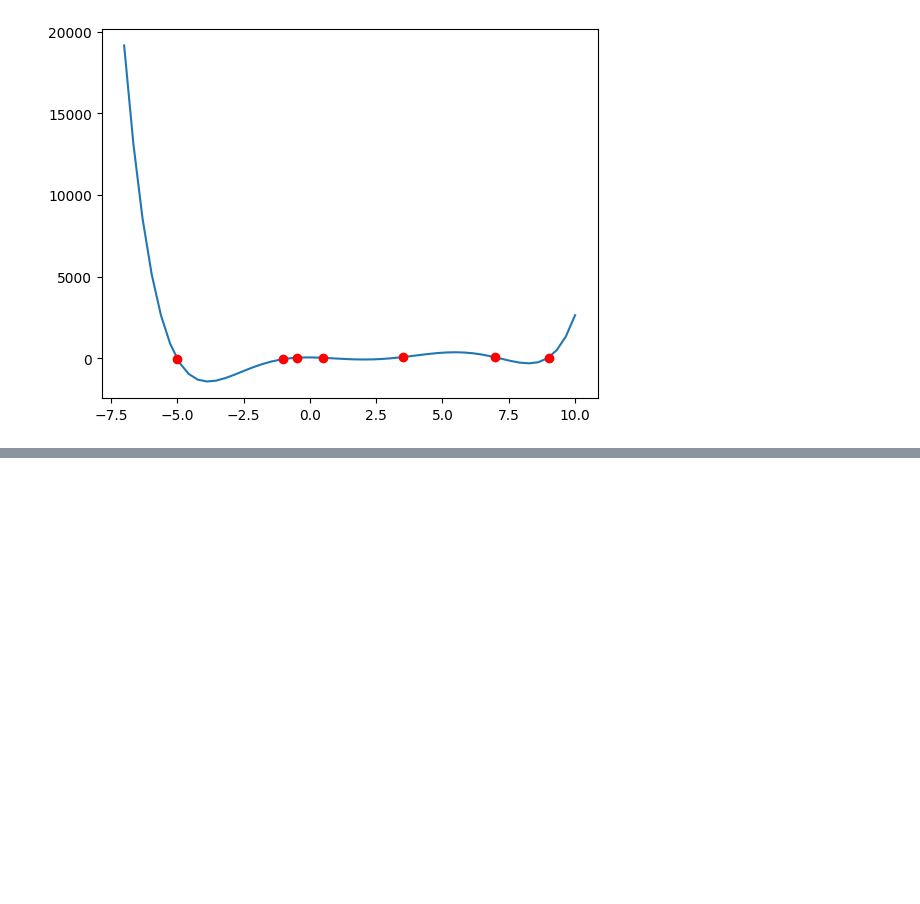
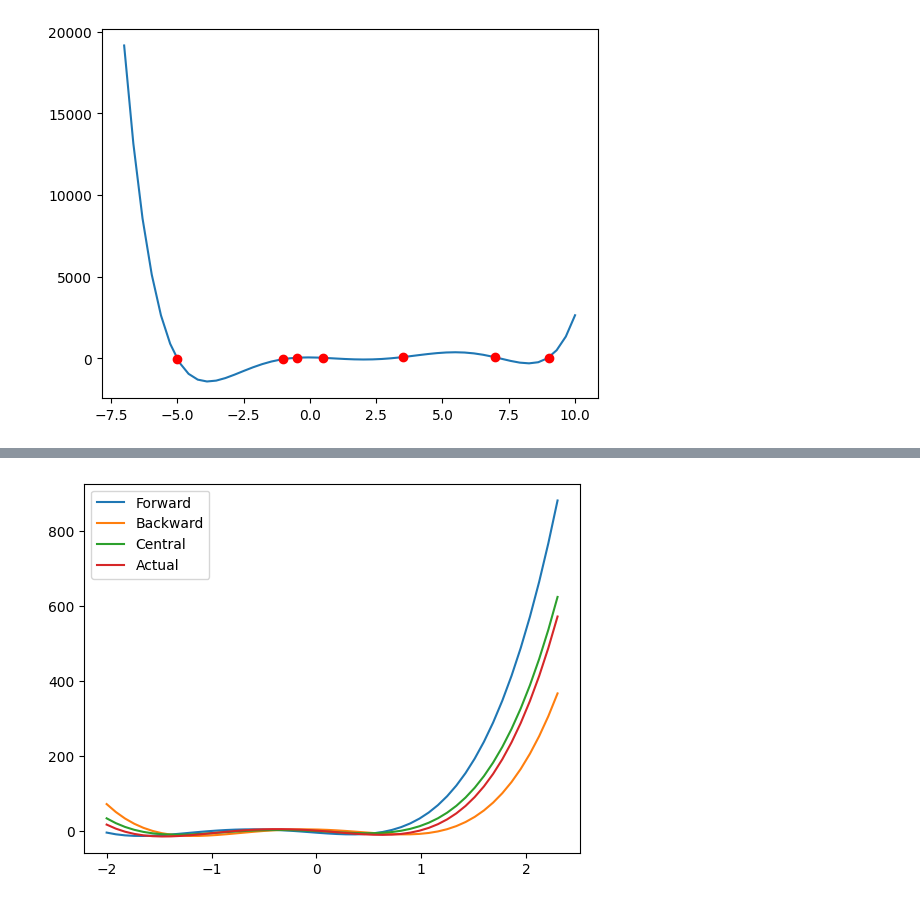
Before and after one commit to MahathiR27/BRACU-CSE330-Number_Theory-Lab, a Jupyter notebook: full_discussion.ipynb, the cells around one changed output, grey strips where cells are left out. Saved outputs shown, nothing was run; the diff lists cells and outputs as text; code cells hidden in the pictures; blank space fills up the shorter version.

Commit message:
Discussed Forward, Backward and Central Diffrentiation

```diff
--- a/full_discussion.ipynb
+++ b/full_discussion.ipynb
@@ -209,0 +219,9 @@ plt.show()
+# %%
+def forward_diff(f,h,x):
+  return (f(x+h)-f(x))/h
+
+def backward_diff(f,h,x):
+  return (f(x)-f(x-h))/h
+
+def central_diff(f,h,x):
+  return (f(x+h)-f(x-h))/(2*h)
@@ -209,0 +244,19 @@ plt.show()
+# %%
+h = 0.5
+x_vals = np.linspace(-2,2.3,50)
+
+y_vals = forward_diff(p,h,x_vals)
+plt.plot(x_vals,y_vals,label="Forward")
+y_vals = backward_diff(p,h,x_vals)
+plt.plot(x_vals,y_vals,label="Backward")
+y_vals = central_diff(p,h,x_vals)
+plt.plot(x_vals,y_vals,label="Central")
+
+p_prime = p.deriv(1)
+y_vals = p_prime(x_vals)
+plt.plot(x_vals, y_vals, label="Actual")
+
+plt.legend()
+plt.show()
+# %% [output]
+[figure, added]
```
Also changed, not shown: parts of 4 cells of this notebook, 2 other files.
